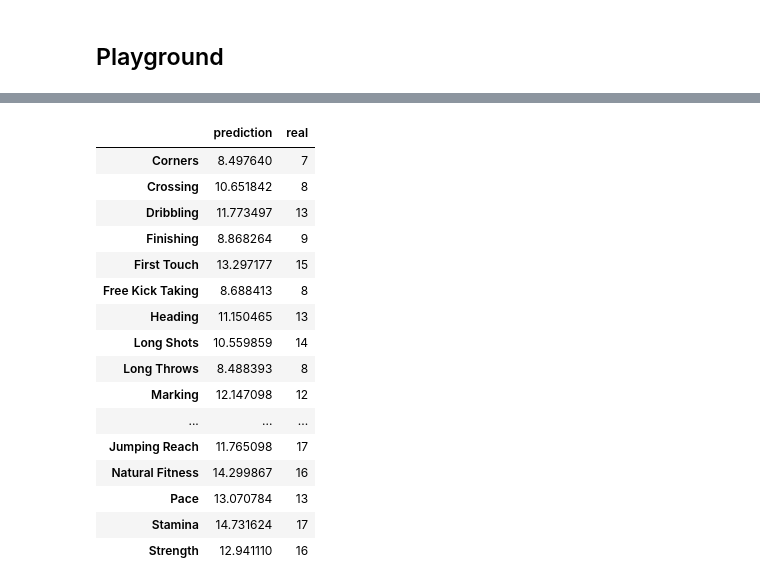
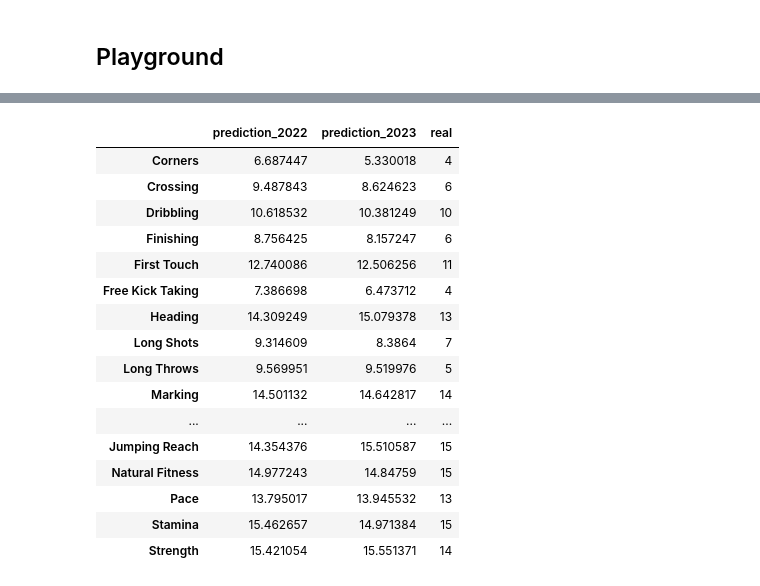
Before and after one commit to alibekk93/FM_skills_prediction, a Jupyter notebook: notebooks/04_MVPs.ipynb, the cells around one changed output, grey strips where cells are left out. Cells and saved outputs as stored; diff of their text form; code cells hidden in the pictures.

```diff
--- a/notebooks/04_MVPs.ipynb
+++ b/notebooks/04_MVPs.ipynb
@@ -31,6 +50,6 @@ combined_data.head()
 # %%
-X = combined_data[all_stats_columns]
-y = combined_data[predict_columns]
+X = combined_data_2022[all_stats_columns].values
+y = combined_data_2022[predict_columns].values
 
 import numpy as np
 import pandas as pd
@@ -149,7 +168,7 @@ R^2 (test): 0.27791901765062765
 from sklearn.neural_network import MLPRegressor
 
 # Initialize the model
-mlp = MLPRegressor(hidden_layer_sizes=(25,50,25,), activation='relu', solver='adam', max_iter=500, random_state=42)
+mlp = MLPRegressor(hidden_layer_sizes=(50,), activation='relu', solver='adam', max_iter=500, random_state=42)
 
 # Fit the model
 mlp.fit(X_train, y_train)
@@ -211,4 +230,10 @@ def find_most_similar_strings(target, strings, n=5):
 
     # Extract and return only the strings (not the scores)
     return [string for string, score in most_similar]
+# %%
+playground_X_2022 = combined_data_2022[all_stats_columns]
+playground_y = combined_data_2022[predict_columns]
+
+playground_X_2023 = combined_data_2023[all_stats_columns]
+playground_y = combined_data_2023[predict_columns]
 # %%
@@ -248,0 +252,22 @@ plot_fm_radar(test, gk=False)
+# %%
+test_name = 'David Alaba'
+
+model = mlp
+
+predictions_2022 = model.predict(playground_X_2022.loc[[test_name]].values)
+predictions_2022 = pd.Series(predictions_2022[0], index=FM_columns[2:])
+predictions_2022['Name'] = test_name
+predictions_2022_graph = calculate_skill_nodes(predictions_2022)
+plot_fm_radar(predictions_2022_graph, gk=False)
+
+predictions_2023 = model.predict(playground_X_2023.loc[[test_name]].values)
+predictions_2023 = pd.Series(predictions_2023[0], index=FM_columns[2:])
+predictions_2023['Name'] = test_name
+predictions_2023_graph = calculate_skill_nodes(predictions_2023)
+plot_fm_radar(predictions_2023_graph, gk=False)
+
+real = playground_y.loc[[test_name]].values
+real = pd.Series(real[0], index=FM_columns[2:])
+real['Name'] = test_name
+real_graph = calculate_skill_nodes(real)
+plot_fm_radar(real_graph, gk=False)
@@ -249,22 +278,24 @@ plot_fm_radar(test, gk=False)
 # %%
-pd.DataFrame({'prediction':predictions[0],
-              'real':real[0]},
-              index=predict_columns)
+skills_df = pd.DataFrame({'prediction_2022':predictions_2022,
+                          'prediction_2023':predictions_2023,
+                          'real':real},
+                          index=predict_columns)
+skills_df
 # %% [output]
-|  | prediction | real |
-| Corners | 8.497640 | 7 |
-| Crossing | 10.651842 | 8 |
-| Dribbling | 11.773497 | 13 |
-| Finishing | 8.868264 | 9 |
-| First Touch | 13.297177 | 15 |
-| Free Kick Taking | 8.688413 | 8 |
-| Heading | 11.150465 | 13 |
-| Long Shots | 10.559859 | 14 |
-| Long Throws | 8.488393 | 8 |
-| Marking | 12.147098 | 12 |
-| ... | ... | ... |
-| Jumping Reach | 11.765098 | 17 |
-| Natural Fitness | 14.299867 | 16 |
-| Pace | 13.070784 | 13 |
-| Stamina | 14.731624 | 17 |
-| Strength | 12.941110 | 16 |
+|  | prediction_2022 | prediction_2023 | real |
+| Corners | 6.687447 | 5.330018 | 4 |
+| Crossing | 9.487843 | 8.624623 | 6 |
+| Dribbling | 10.618532 | 10.381249 | 10 |
+| Finishing | 8.756425 | 8.157247 | 6 |
+| First Touch | 12.740086 | 12.506256 | 11 |
+| Free Kick Taking | 7.386698 | 6.473712 | 4 |
+| Heading | 14.309249 | 15.079378 | 13 |
+| Long Shots | 9.314609 | 8.3864 | 7 |
+| Long Throws | 9.569951 | 9.519976 | 5 |
+| Marking | 14.501132 | 14.642817 | 14 |
+| ... | ... | ... | ... |
+| Jumping Reach | 14.354376 | 15.510587 | 15 |
+| Natural Fitness | 14.977243 | 14.84759 | 15 |
+| Pace | 13.795017 | 13.945532 | 13 |
+| Stamina | 15.462657 | 14.971384 | 15 |
+| Strength | 15.421054 | 15.551371 | 14 |
```
Also changed, not shown: parts of 23 cells of this notebook, 3 other files.
